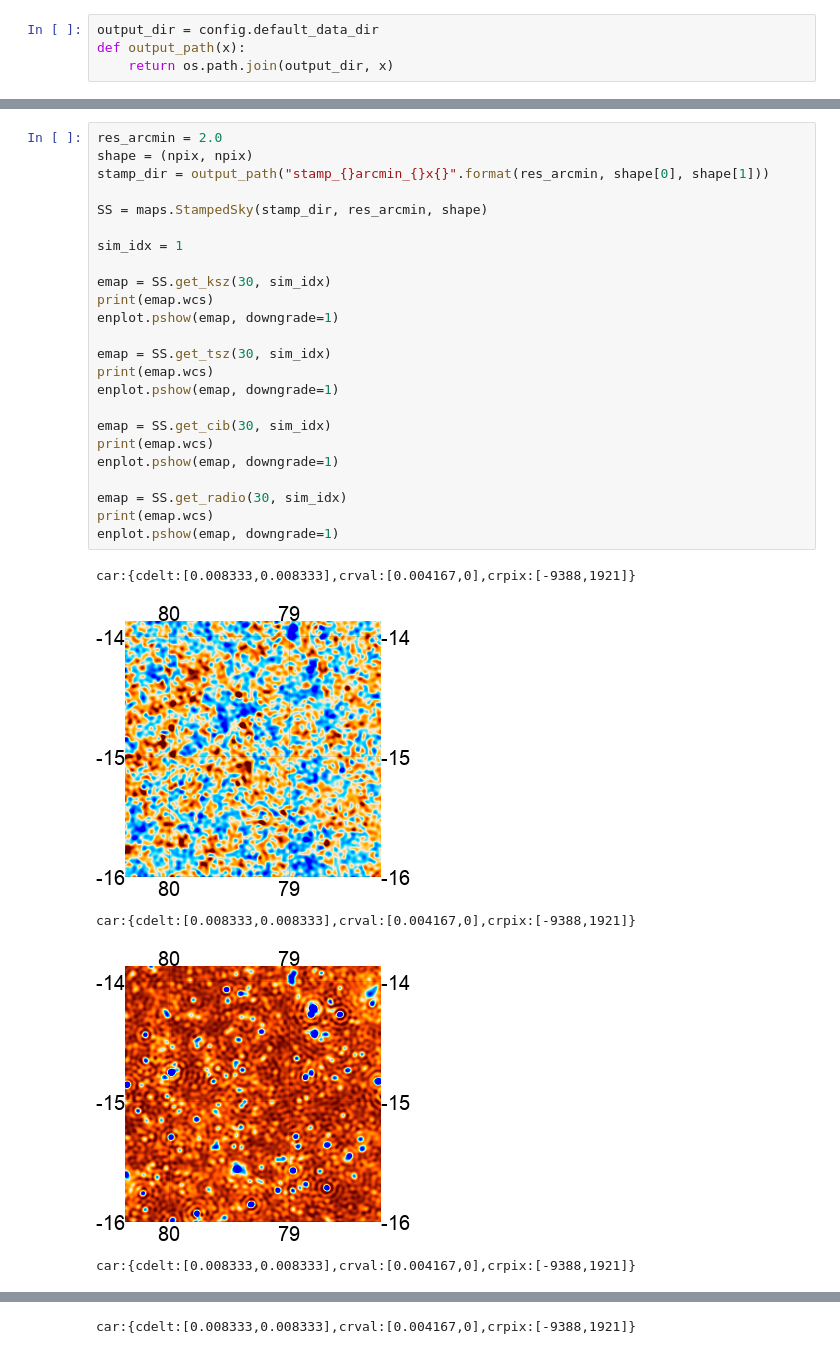
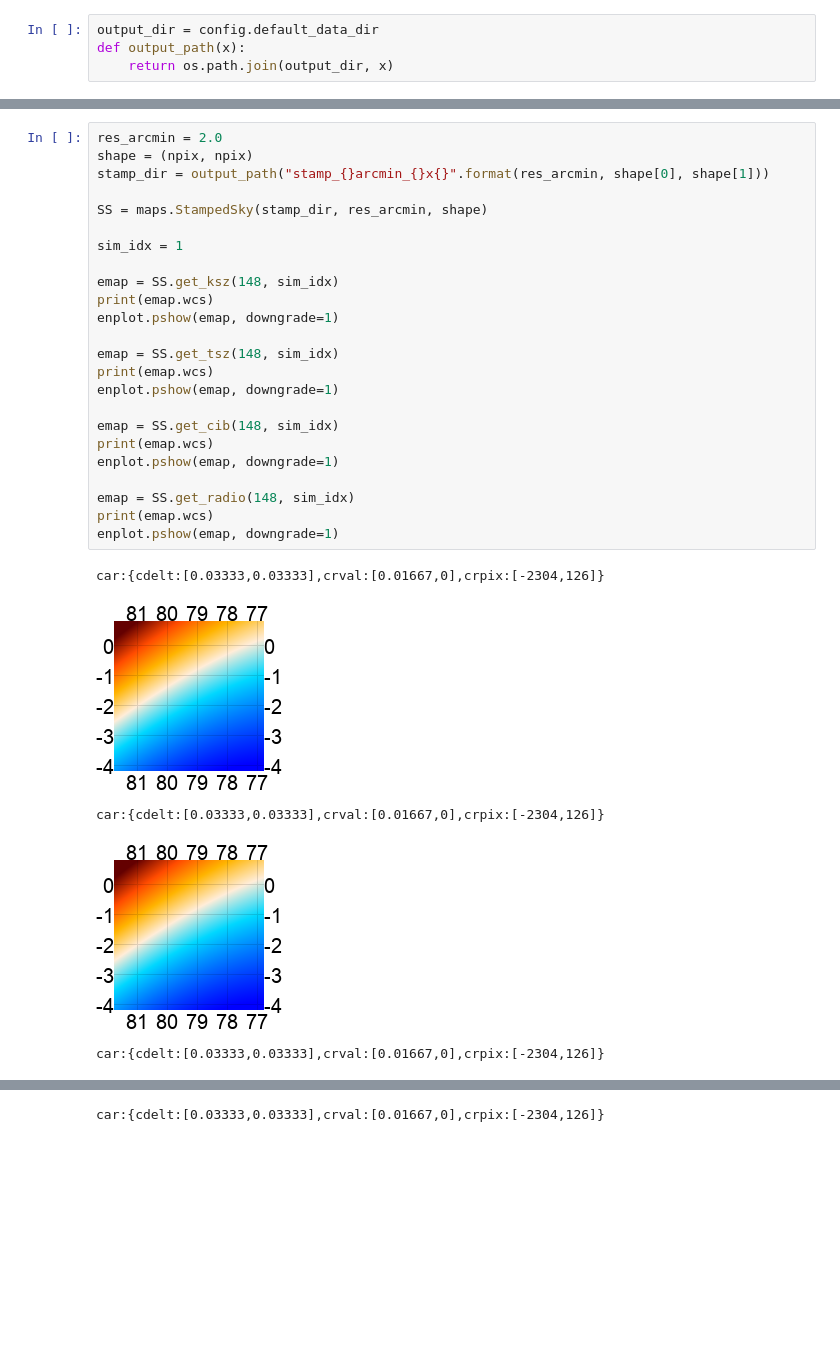
Before and after one commit to dwhan89/cosmikyu, a Jupyter notebook: notebooks/sehgal_fg_dataloader.ipynb, the cells around one changed output, grey strips where cells are left out. Cells and saved outputs as stored; diff of their text form; blank space fills up the shorter version.

```diff
--- a/notebooks/sehgal_fg_dataloader.ipynb
+++ b/notebooks/sehgal_fg_dataloader.ipynb
@@ -123,30 +129,30 @@ KeyboardInterrupt:
 # %%
 res_arcmin = 2.0
 shape = (npix, npix)
 stamp_dir = output_path("stamp_{}arcmin_{}x{}".format(res_arcmin, shape[0], shape[1]))
 
 SS = maps.StampedSky(stamp_dir, res_arcmin, shape)
 
 sim_idx = 1
 
-emap = SS.get_ksz(30, sim_idx)
+emap = SS.get_ksz(148, sim_idx)
 print(emap.wcs)
 enplot.pshow(emap, downgrade=1)
 
-emap = SS.get_tsz(30, sim_idx)
+emap = SS.get_tsz(148, sim_idx)
 print(emap.wcs)
 enplot.pshow(emap, downgrade=1)
 
-emap = SS.get_cib(30, sim_idx)
+emap = SS.get_cib(148, sim_idx)
 print(emap.wcs)
 enplot.pshow(emap, downgrade=1)
 
-emap = SS.get_radio(30, sim_idx)
+emap = SS.get_radio(148, sim_idx)
 print(emap.wcs)
 enplot.pshow(emap, downgrade=1)
 # %% [output]
-car:{cdelt:[0.008333,0.008333],crval:[0.004167,0],crpix:[-9388,1921]}
+car:{cdelt:[0.03333,0.03333],crval:[0.01667,0],crpix:[-2304,126]}
-[figure, old version]
+[figure, new version]
-car:{cdelt:[0.008333,0.008333],crval:[0.004167,0],crpix:[-9388,1921]}
+car:{cdelt:[0.03333,0.03333],crval:[0.01667,0],crpix:[-2304,126]}
-[figure, old version]
+[figure, new version]
-car:{cdelt:[0.008333,0.008333],crval:[0.004167,0],crpix:[-9388,1921]}
+car:{cdelt:[0.03333,0.03333],crval:[0.01667,0],crpix:[-2304,126]}
@@ -154 +160 @@ car:{cdelt:[0.008333,0.008333],crval:[0.004167,0],crpix:[-9388,1921]}
-car:{cdelt:[0.008333,0.008333],crval:[0.004167,0],crpix:[-9388,1921]}
+car:{cdelt:[0.03333,0.03333],crval:[0.01667,0],crpix:[-2304,126]}
```
Also changed, not shown: parts of 3 cells of this notebook, 7 other files.
